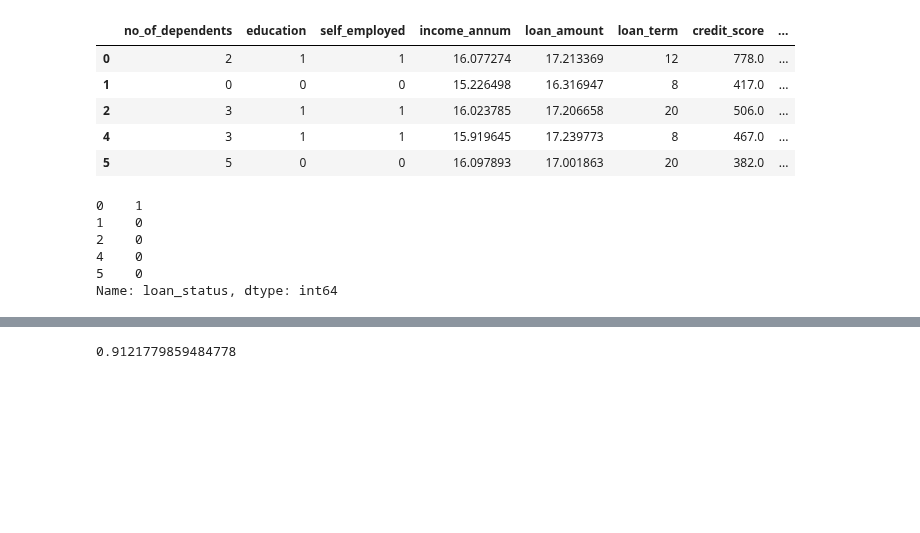
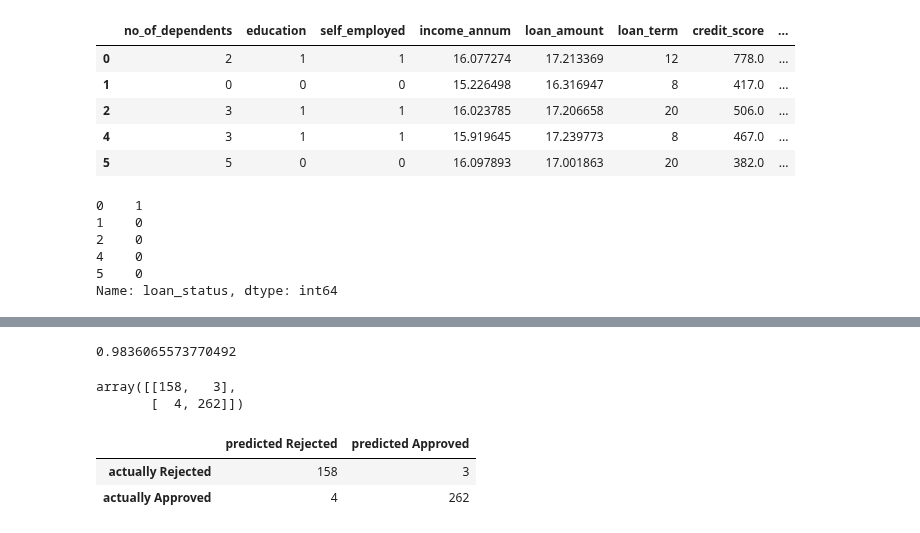
Before and after one commit to edueki/AIDevOps, a Jupyter notebook: V1/ML/classification/loan.ipynb, the cells around one changed output, grey strips where cells are left out. Saved outputs shown, nothing was run; the diff lists cells and outputs as text; code cells hidden in the pictures; blank space fills up the shorter version.

```diff
--- a/V1/ML/classification/loan.ipynb
+++ b/V1/ML/classification/loan.ipynb
@@ -313,5 +313,5 @@ Name: loan_status, dtype: int64
 # %%
 from sklearn.model_selection import train_test_split
 # %%
-x_train, x_test, y_train, y_test = train_test_split(X, Y, test_size=0.2, random_state=42, stratify=Y)
+x_train, x_test, y_train, y_test = train_test_split(X, Y, test_size=0.1, random_state=54, stratify=Y)
 # %%
@@ -319,5 +319,5 @@ from sklearn.linear_model import LogisticRegression
 # %%
-model = LogisticRegression()
+model = DecisionTreeClassifier()
 # %%
 model.fit(x_train, y_train)
 # %% [output]
@@ -339,4 +364,4 @@ score = accuracy_score(y_test, predictions)
 # %%
 score
 # %% [output]
-0.9121779859484778
+0.9836065573770492
@@ -342,0 +370,13 @@ score
+# %%
+cm = confusion_matrix(y_test, predictions)
+# %%
+cm
+# %% [output]
+array([[158,   3],
+       [  4, 262]])
+# %%
+pd.DataFrame(cm, index=['actually Rejected', 'actually Approved'], columns=['predicted Rejected', 'predicted Approved'])
+# %% [output]
+|  | predicted Rejected | predicted Approved |
+| actually Rejected | 158 | 3 |
+| actually Approved | 4 | 262 |
```
Also changed, not shown: parts of 7 cells of this notebook, 1 other file.
